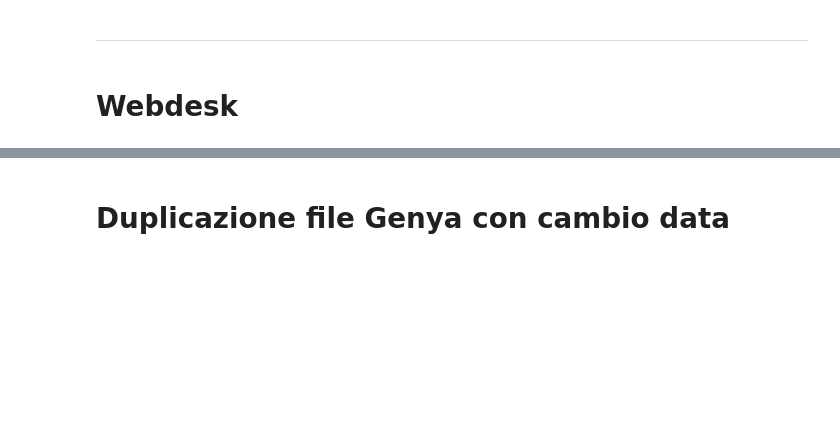
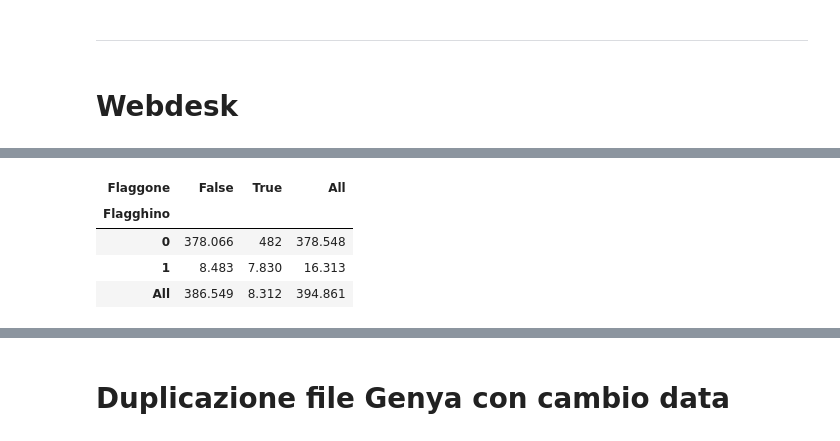
Before and after one commit to rafsport/business-analysis, a Jupyter notebook: SMART skill.ipynb, the cells around one changed output, grey strips where cells are left out. Saved outputs shown, nothing was run; the diff lists cells and outputs as text; code cells hidden in the pictures; blank space fills up the shorter version.

```diff
--- a/SMART skill.ipynb
+++ b/SMART skill.ipynb
@@ -307,0 +353,8 @@ StatsLog["Data"] = pd.to_datetime(StatsLog["Data"], format="%d/%m/%Y")
+# %%
+StatsLogDett.pivot_table(values="IdWebdesk", index="Flagghino", columns="Flaggone", aggfunc="nunique", margins=True, dropna=False).style.format(thousands=".", precision=0)
+# %% [output]
+| Flaggone | False | True | All |
+| Flagghino |  |  |  |
+| 0 | 378.066 | 482 | 378.548 |
+| 1 | 8.483 | 7.830 | 16.313 |
+| All | 386.549 | 8.312 | 394.861 |
```
Also changed, not shown: parts of 17 cells of this notebook, 59 other files.
